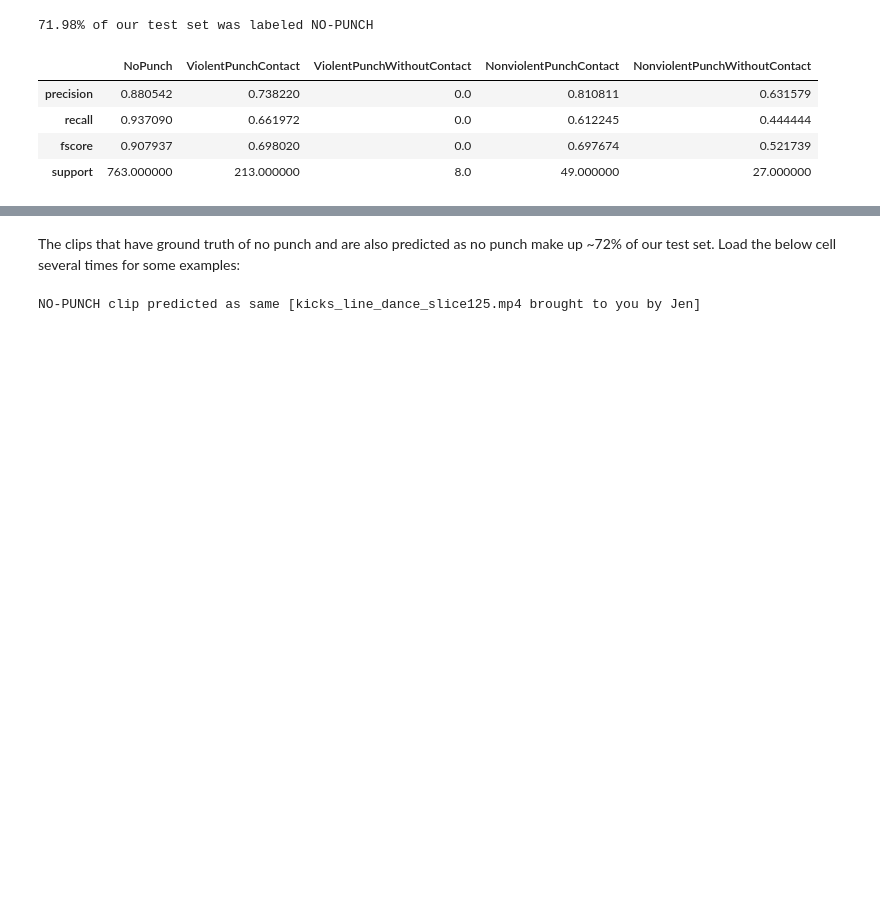
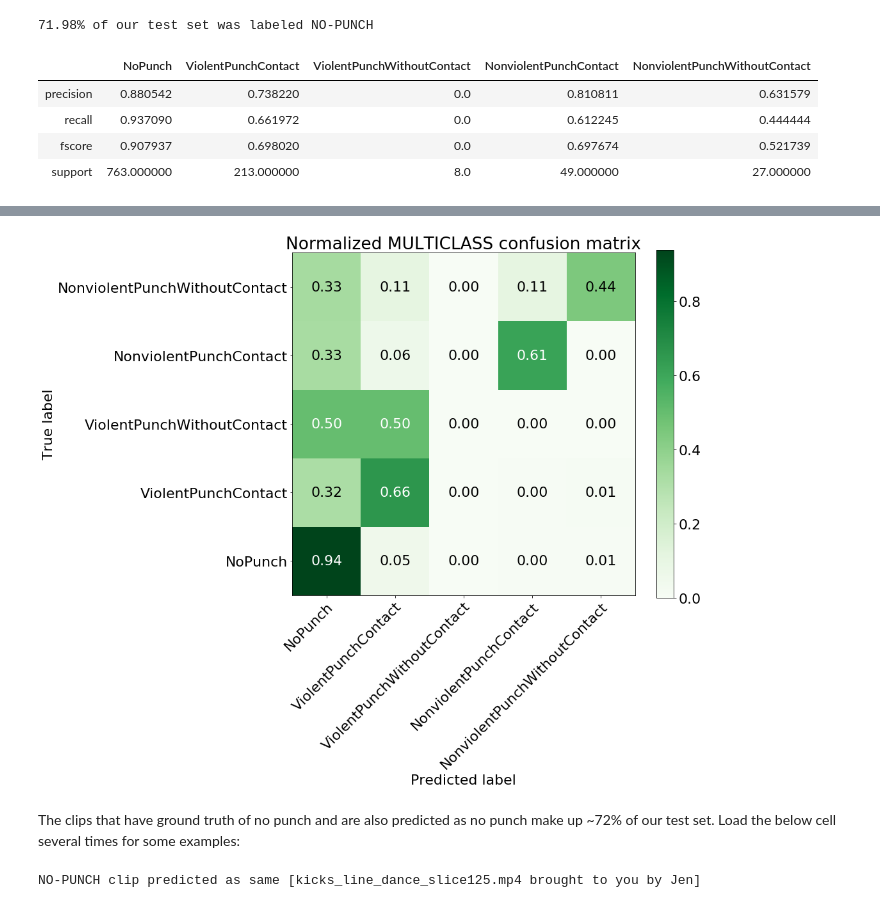
Before and after one commit to ahsenq/bittah-ninja, a Jupyter notebook: eval/EvalTheatre_TSN_multiclass.ipynb, the cells around one changed output, grey strips where cells are left out. Cells and saved outputs as stored; diff of their text form; code cells hidden in the pictures; blank space fills up the shorter version.

```diff
--- a/eval/EvalTheatre_TSN_multiclass.ipynb
+++ b/eval/EvalTheatre_TSN_multiclass.ipynb
@@ -184,3 +184,13 @@ plt.show()
+# %%
+plt.rcParams.update({'font.size': 22})
+# Plot normalized confusion matrix
+plot_confusion_matrix(df['label'], df['predix'], labels=gt_labels.values(), normalize=True,
+                      title='Normalized MULTICLASS confusion matrix')
+
+plt.savefig("confusion_matrix_normalized.png",bbox_inches='tight')
+plt.show()
+# %% [output]
+[figure, added]
 # %%
 # Multiclass samples
 def resample():
```
Also changed, not shown: parts of 40 cells of this notebook, 3 other files.
